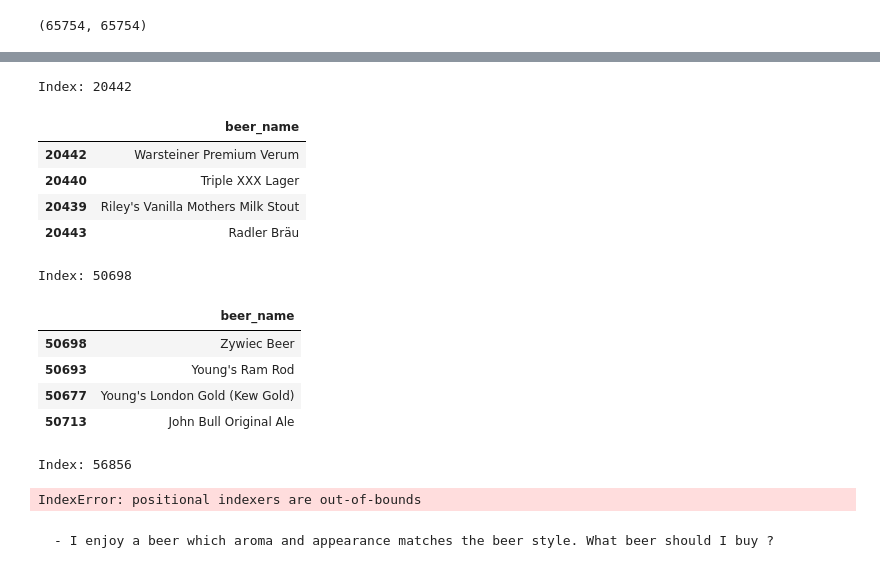
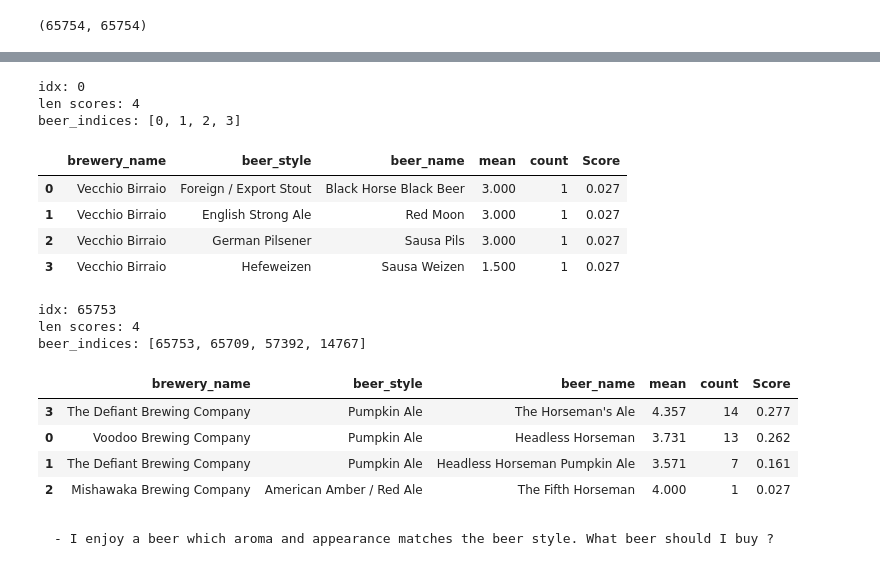
Before and after one commit to KonuTech/beer-reviews-recommender, a Jupyter notebook: beer_review_recommender.ipynb, the cells around one changed output, grey strips where cells are left out. Saved outputs shown, nothing was run; the diff lists cells and outputs as text; code cells hidden in the pictures.

```diff
--- a/beer_review_recommender.ipynb
+++ b/beer_review_recommender.ipynb
@@ -888,7 +888,7 @@ beer_names_scores
 tfidf = TfidfVectorizer(stop_words='english')
 # %%
 beer_reviews[["brewery_name", "beer_style", "beer_name"]] = beer_reviews[["brewery_name", "beer_style", "beer_name"]].fillna('')
-#beer_reviews["brewery_name_beer_style_beer_name"] = beer_reviews["brewery_name"] + beer_reviews["beer_style"] + beer_reviews["beer_name"]
+beer_reviews["brewery_name_beer_style_beer_name"] = beer_reviews["brewery_name"] + beer_reviews["beer_style"] + beer_reviews["beer_name"]
 # %%
 tfidf_matrix = tfidf.fit_transform(beer_reviews["brewery_name_beer_style_beer_name"].unique())
 #tfidf_matrix = tfidf.fit_transform(beer_reviews["brewery_name_beer_style_beer_name"])
@@ -925,3 +909,7 @@ indices = pd.Series(beer_reviews['beer_name'].drop_duplicates().reset_index().dr
+# %%
+indices = beer_reviews[["brewery_name", "beer_style", "beer_name"]].drop_duplicates().reset_index().drop(columns=["brewery_id", "beer_beerid", "review_time"])
+indices = indices.set_index(["brewery_name", "beer_style", "beer_name"])
+indices.insert(0, 'index', range(0, 0 + len(indices)))
 # %%
 indices
 # %% [output]
@@ -940,0 +936,3 @@ Length: 56857, dtype: int64
+# %%
+idx = indices.xs("Zywiec Beer", level="beer_name")
+idx["index"]
@@ -966,42 +959,47 @@ beer_reviews['beer_name'].drop_duplicates().reset_index().drop(columns=["index"]
 # %%
 def beer_content_based_recommender(beer_name, cosine=cosine):
-    idx = indices[beer_name]
-    print("Index: " + str(idx))
-    scores = list(enumerate(cosine[idx]))
+    #idx = indices.xs(beer_name, level="beer_name")
+    #idx = indices["index"]
+    idx = indices.loc[beer_name]
+    print("idx: " + str(idx["index"]))
+    scores = list(enumerate(cosine[int(idx)]))
+    #scores = list(enumerate(cosine[65753]))
     scores = sorted(scores, key=lambda x: x[1], reverse=True)
     scores = scores[0:4]
+    print("len scores: " + str(len(scores)))
     beer_indices = [i[0] for i in scores]
+    print("beer_indices: " + str(beer_indices))
+    #return beer_reviews[["brewery_name", "beer_style", "beer_name"]].drop_duplicates().reset_index().drop(columns=["brewery_id", "beer_beerid", "review_time"]).iloc[beer_indices]
 
-    return beer_reviews[["beer_name"]].drop_duplicates().iloc[beer_indices]
-#     return pd.merge(
-#     left=beer_reviews[["beer_name","beer_style", "brewery_name", "review_overall"]].drop_duplicates().iloc[beer_indices],
-#     right=beer_names_scores,
-#     how="left",
-#     on="beer_name",
-#     sort="Score"
-# )
+
+    return pd.merge(
+    left=beer_reviews[["brewery_name", "beer_style", "beer_name"]].drop_duplicates().reset_index().drop(columns=["brewery_id", "beer_beerid", "review_time"]).iloc[beer_indices],
+    right=beer_names_scores,
+    how="left",
+    on="beer_name",
+    sort="Score"
+)
-# %%
-beer_content_based_recommender("Warsteiner Premium Verum")
-# %% [output]
-Index: 20442
-|  | beer_name |
-| 20442 | Warsteiner Premium Verum |
-| 20440 | Triple XXX Lager |
-| 20439 | Riley's Vanilla Mothers Milk Stout |
-| 20443 | Radler Bräu |
-# %%
-beer_content_based_recommender("Zywiec Beer")
-# %% [output]
-Index: 50698
-|  | beer_name |
-| 50698 | Zywiec Beer |
-| 50693 | Young's Ram Rod |
-| 50677 | Young's London Gold (Kew Gold) |
-| 50713 | John Bull Original Ale |
+# %%
+beer_content_based_recommender(("Vecchio Birraio", "Hefeweizen", "Sausa Weizen")).sort_values(by=["Score"], ascending=False)
+# %% [output]
+idx: 0
+len scores: 4
+beer_indices: [0, 1, 2, 3]
+|  | brewery_name | beer_style | beer_name | mean | count | Score |
+| 0 | Vecchio Birraio | Foreign / Export Stout | Black Horse Black Beer | 3.000 | 1 | 0.027 |
+| 1 | Vecchio Birraio | English Strong Ale | Red Moon | 3.000 | 1 | 0.027 |
+| 2 | Vecchio Birraio | German Pilsener | Sausa Pils | 3.000 | 1 | 0.027 |
+| 3 | Vecchio Birraio | Hefeweizen | Sausa Weizen | 1.500 | 1 | 0.027 |
 # %%
-beer_content_based_recommender("The Horseman's Ale")
+beer_content_based_recommender(("The Defiant Brewing Company", "Pumpkin Ale", "The Horseman's Ale")).sort_values(by=["Score"], ascending=False)
 # %% [output]
-Index: 56856
+idx: 65753
+len scores: 4
+beer_indices: [65753, 65709, 57392, 14767]
-IndexError: positional indexers are out-of-bounds
+|  | brewery_name | beer_style | beer_name | mean | count | Score |
+| 3 | The Defiant Brewing Company | Pumpkin Ale | The Horseman's Ale | 4.357 | 14 | 0.277 |
+| 0 | Voodoo Brewing Company | Pumpkin Ale | Headless Horseman | 3.731 | 13 | 0.262 |
+| 1 | The Defiant Brewing Company | Pumpkin Ale | Headless Horseman Pumpkin Ale | 3.571 | 7 | 0.161 |
+| 2 | Mishawaka Brewing Company | American Amber / Red Ale | The Fifth Horseman | 4.000 | 1 | 0.027 |
 # %% [markdown]
     - I enjoy a beer which aroma and appearance matches the beer style. What beer should I buy ?
```
Also changed, not shown: parts of 23 cells of this notebook.
